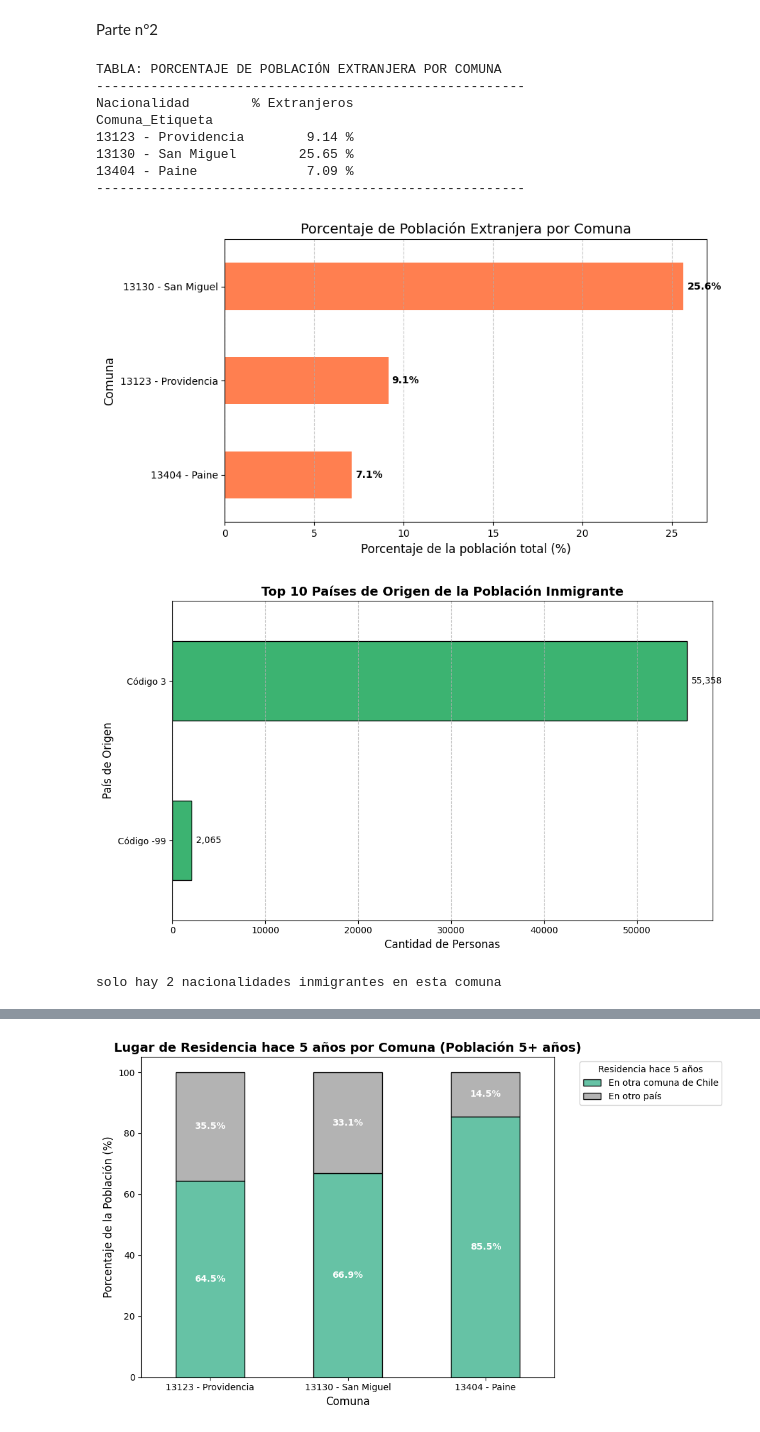
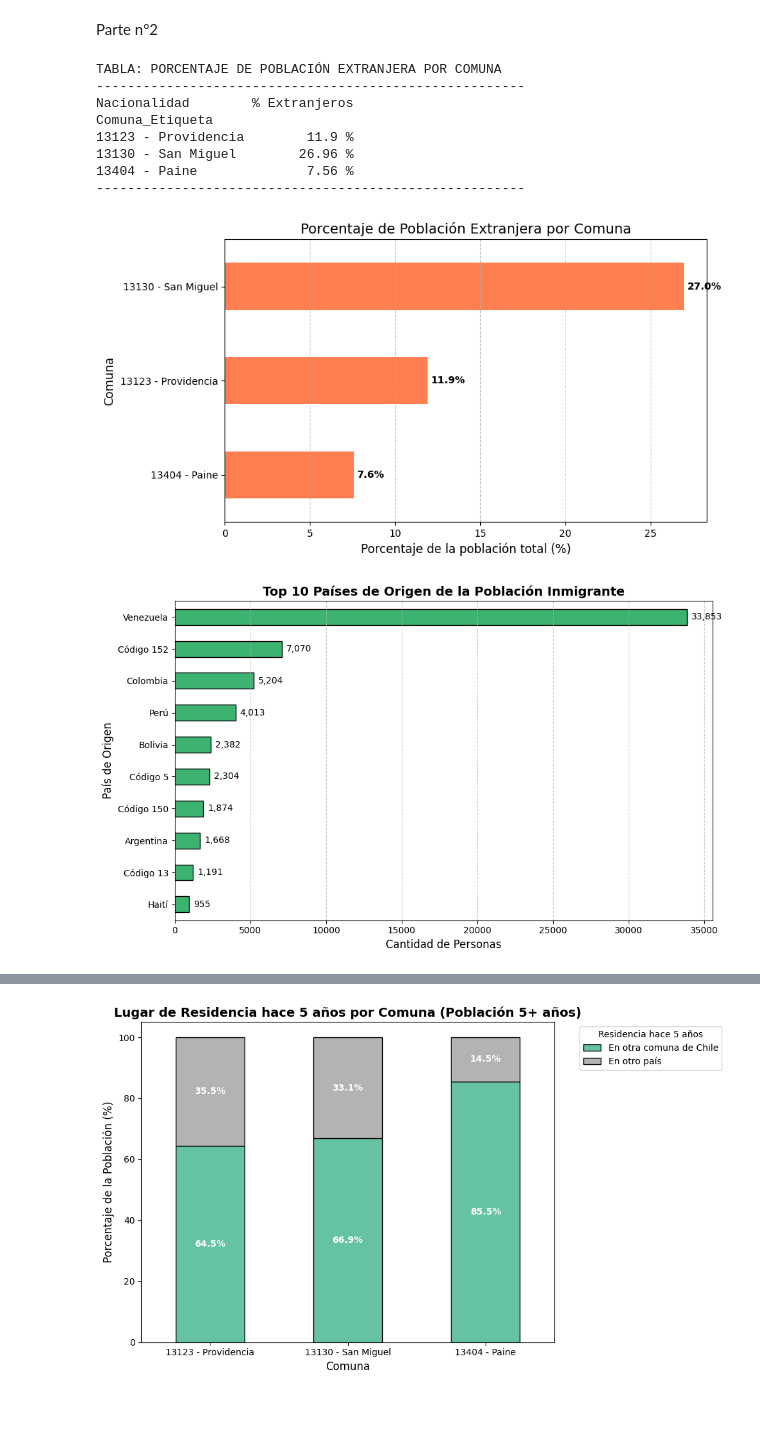
Before and after one commit to jthechen/IELE756-region-Providencia-San_Miguel-Paine, a Jupyter notebook: Tarea_1_IELE756.ipynb, the cells around one changed output, grey strips where cells are left out. Saved outputs shown, nothing was run; the diff lists cells and outputs as text; code cells hidden in the pictures.

```diff
--- a/Tarea_1_IELE756.ipynb
+++ b/Tarea_1_IELE756.ipynb
@@ -13,7 +13,6 @@
   #Paine (13404)
 
 #Cargar data y columnas necesarias
-
 import pandas as pd
 from google.colab import drive
 drive.mount('/content/drive')
@@ -23,15 +22,24 @@ ruta_personas = "/content/drive/MyDrive/Pre. y Análisis de datos/viv_hog_per_ce
 ruta_hogares = "/content/drive/MyDrive/Pre. y Análisis de datos/viv_hog_per_censo2024-2/hogares_censo2024.parquet"
 ruta_viviendas = "/content/drive/MyDrive/Pre. y Análisis de datos/viv_hog_per_censo2024-2/viviendas_censo2024.parquet"
 
-print("Se han cargado los archivos desde Drive")
 
+# Modificación con la nueva tarea
+# Carga de la tabla personas (Corregida)
 persona = pd.read_parquet(
     ruta_personas,
     columns=["id_vivienda", "id_hogar", "id_persona", "sexo", "edad",
-             "p27_nacionalidad", "p27_nacionalidad_rec", "p24_lug_resid5", "p25_lug_nacimiento",
+             "p27_nacionalidad_esp", "p25_lug_nacimiento_rec", "p24_lug_resid5", "p25_lug_nacimiento",
              "p26_llegada_periodo", "escolaridad", "cine11", "sit_fuerza_trabajo",
              "cod_ciuo", "cod_caenes", "p45_medio_transporte"]
 )
+#Antes se tenia:
+#persona = pd.read_parquet(
+#    ruta_personas,
+#    columns=["id_vivienda", "id_hogar", "id_persona", "sexo", "edad",
+#             "p27_p25_lug_nacimiento_reclug_nacimiento_rec", "p24_lug_resid5", "p25_lug_nacimiento",
+#             "p26_llegada_periodo", "escolaridad", "cine11", "sit_fuerza_trabajo",
+#             "cod_ciuo", "cod_caenes", "p45_medio_transporte"]
+#)
 
 
 print("DataFrame 'persona' cargado con las columnas seleccionadas.")
@@ -268,7 +283,8 @@ import matplotlib.pyplot as plt
 import seaborn as sns
 
 # Creamos una columna más limpia para la nacionalidad (1 = Chileno, el resto Extranjero)
-df['Nacionalidad'] = np.where(df['p27_nacionalidad_rec'] == 1, 'Chileno', 'Extranjero')
+df['Nacionalidad'] = np.where(df['p25_lug_nacimiento_rec'] == 1, 'Chileno', 'Extranjero')
+
 
 # Diccionario para traducir los códigos de empleo del Censo
 dicc_empleo = {
@@ -331,7 +347,7 @@ codigos = {
 df['Comuna_Etiqueta'] = df['comuna'].map(codigos)
 
 # Creamos la columna 'Nacionalidad'
-df['Nacionalidad'] = np.where(df['p27_nacionalidad_rec'] == 1, 'Chileno', 'Extranjero')
+df['Nacionalidad'] = np.where(df['p25_lug_nacimiento_rec'] == 1, 'Chileno', 'Extranjero')
 
 # Calculamos el porcentaje
 resumen_migracion = pd.crosstab(df['Comuna_Etiqueta'], df['Nacionalidad'], normalize='index') * 100
@@ -370,53 +386,52 @@ TABLA: PORCENTAJE DE POBLACIÓN EXTRANJERA POR COMUNA
 -------------------------------------------------------
 Nacionalidad        % Extranjeros
 Comuna_Etiqueta
-13123 - Providencia        9.14 %
-13130 - San Miguel        25.65 %
-13404 - Paine              7.09 %
+13123 - Providencia        11.9 %
+13130 - San Miguel        26.96 %
+13404 - Paine              7.56 %
 -------------------------------------------------------
-[figure, old version]
+[figure, new version]
 # %%
-#Parte 2.2: Top 10 Nacionalidades
+# Parte 2.2: Top 10 Nacionalidades
 import matplotlib.pyplot as plt
 import pandas as pd
 
-# Filtramos la tabla para quedarnos ÚNICAMENTE con la población extranjera
-df_extranjeros = df[df['Nacionalidad'] == 'Extranjero'].copy()
+# Filtramos Extranjeros Y eliminamos los datos perdidos
+# Usamos la nueva variable p27_nacionalidad_esp
+df_extranjeros = df[(df['Nacionalidad'] == 'Extranjero') & (df['p27_nacionalidad_esp'] != -99)].copy()
 
-# Contamos por país y usamos .head(10) para sacar el TOP 10 exacto
-top_10_paises = df_extranjeros['p27_nacionalidad'].value_counts(dropna=True).head(10)
+# Contamos por país usando p27_nacionalidad_esp y sacamos el Top 10
+top_10_paises = df_extranjeros['p27_nacionalidad_esp'].value_counts(dropna=True).head(10)
 
-# Diccionario traductor (para decodificar los números a nombres)
+# Diccionario traductor
 paises_comunes = {
     862: 'Venezuela', 170: 'Colombia', 604: 'Perú', 332: 'Haití',
     68: 'Bolivia', 32: 'Argentina', 218: 'Ecuador', 600: 'Paraguay',
     858: 'Uruguay', 76: 'Brasil', 724: 'España', 840: 'Estados Unidos',
-    156: 'China', 192: 'Cuba', 214: 'República Dominicana'
+    156: 'China', 192: 'Cuba', 214: 'República Dominicana',
+    3: 'Otra Nacionalidad'
 }
 
 # Traducimos los códigos a nombres reales
 if pd.api.types.is_numeric_dtype(top_10_paises.index):
     top_10_paises.index = top_10_paises.index.map(lambda x: paises_comunes.get(x, f"Código {x}"))
 
 # Creamos el gráfico de barras horizontales
 plt.figure(figsize=(10, 6))
-# sort_values() ordena de menor a mayor para que el país #1 quede en la cima del gráfico
 ax = top_10_paises.sort_values().plot(kind='barh', color='mediumseagreen', edgecolor='black')
 
 plt.title('Top 10 Países de Origen de la Población Inmigrante', fontsize=14, fontweight='bold')
 plt.xlabel('Cantidad de Personas', fontsize=12)
 plt.ylabel('País de Origen', fontsize=12)
 plt.grid(axis='x', linestyle='--', alpha=0.7)
 
 # Le ponemos la cantidad exacta al lado de cada barra
 for p in ax.patches:
     ax.annotate(f"{int(p.get_width()):,}",
                 (p.get_width(), p.get_y() + p.get_height() / 2.),
                 ha='left', va='center', fontsize=10, xytext=(5, 0), textcoords='offset points')
 
 plt.tight_layout()
 plt.show()
-print("solo hay 2 nacionalidades inmigrantes en esta comuna")
 # %% [output]
-[figure, old version]
+[figure, new version]
-solo hay 2 nacionalidades inmigrantes en esta comuna
```
Also changed, not shown: parts of 8 cells of this notebook.
